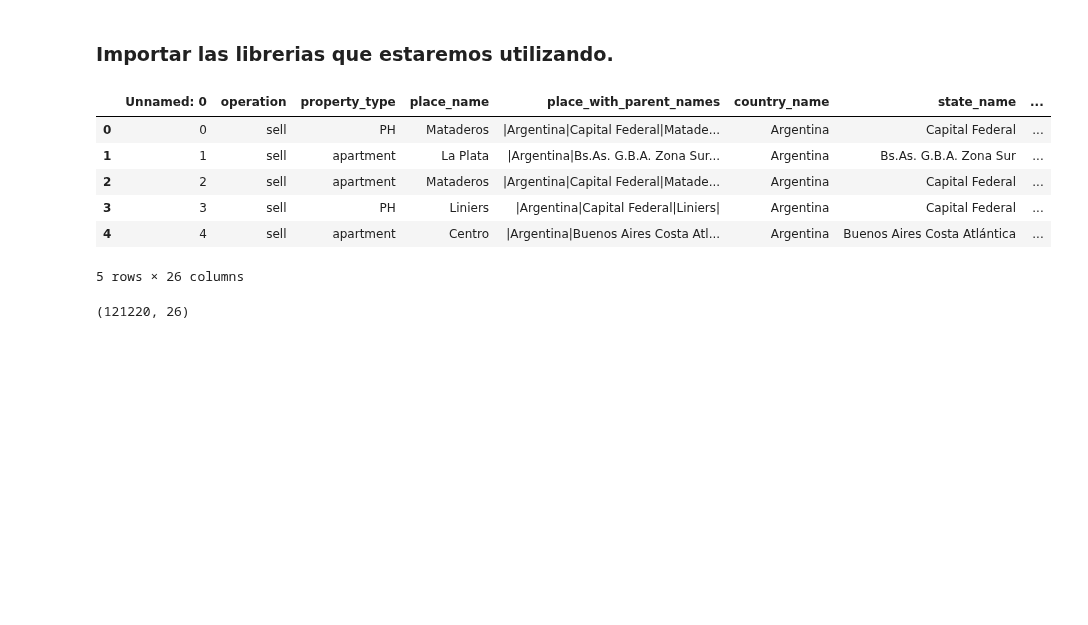
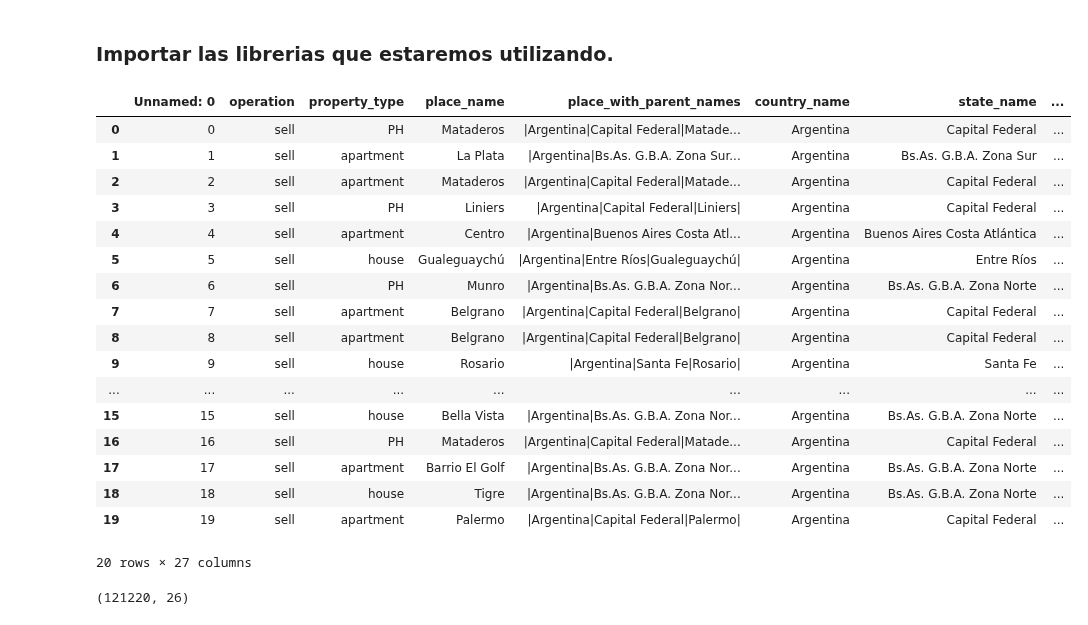
Before and after one commit to nachommm/desafio1, a Jupyter notebook: Desafio1.ipynb, the cells around one changed output. Saved outputs shown, nothing was run; the diff lists cells and outputs as text; code cells hidden in the pictures; blank space fills up the shorter version.

```diff
--- a/Desafio1.ipynb
+++ b/Desafio1.ipynb
@@ -49,15 +49,26 @@ data_propiedades = "../Data/properati.csv"
 data = pd.read_csv(data_propiedades, sep=",", encoding="UTF-8")
 # %%
 #Chequeamos que los datos se hayan importado correctamente
-data.head()
+data.head(20)
 # %% [output]
 |  | Unnamed: 0 | operation | property_type | place_name | place_with_parent_names | country_name | state_name | ... |
 | 0 | 0 | sell | PH | Mataderos | |Argentina|Capital Federal|Matade... | Argentina | Capital Federal | ... |
 | 1 | 1 | sell | apartment | La Plata | |Argentina|Bs.As. G.B.A. Zona Sur... | Argentina | Bs.As. G.B.A. Zona Sur | ... |
 | 2 | 2 | sell | apartment | Mataderos | |Argentina|Capital Federal|Matade... | Argentina | Capital Federal | ... |
 | 3 | 3 | sell | PH | Liniers | |Argentina|Capital Federal|Liniers| | Argentina | Capital Federal | ... |
 | 4 | 4 | sell | apartment | Centro | |Argentina|Buenos Aires Costa Atl... | Argentina | Buenos Aires Costa Atlántica | ... |
+| 5 | 5 | sell | house | Gualeguaychú | |Argentina|Entre Ríos|Gualeguaychú| | Argentina | Entre Ríos | ... |
+| 6 | 6 | sell | PH | Munro | |Argentina|Bs.As. G.B.A. Zona Nor... | Argentina | Bs.As. G.B.A. Zona Norte | ... |
+| 7 | 7 | sell | apartment | Belgrano | |Argentina|Capital Federal|Belgrano| | Argentina | Capital Federal | ... |
+| 8 | 8 | sell | apartment | Belgrano | |Argentina|Capital Federal|Belgrano| | Argentina | Capital Federal | ... |
+| 9 | 9 | sell | house | Rosario | |Argentina|Santa Fe|Rosario| | Argentina | Santa Fe | ... |
+| ... | ... | ... | ... | ... | ... | ... | ... | ... |
+| 15 | 15 | sell | house | Bella Vista | |Argentina|Bs.As. G.B.A. Zona Nor... | Argentina | Bs.As. G.B.A. Zona Norte | ... |
+| 16 | 16 | sell | PH | Mataderos | |Argentina|Capital Federal|Matade... | Argentina | Capital Federal | ... |
+| 17 | 17 | sell | apartment | Barrio El Golf | |Argentina|Bs.As. G.B.A. Zona Nor... | Argentina | Bs.As. G.B.A. Zona Norte | ... |
+| 18 | 18 | sell | house | Tigre | |Argentina|Bs.As. G.B.A. Zona Nor... | Argentina | Bs.As. G.B.A. Zona Norte | ... |
+| 19 | 19 | sell | apartment | Palermo | |Argentina|Capital Federal|Palermo| | Argentina | Capital Federal | ... |
-5 rows × 26 columns
+20 rows × 27 columns
 # %%
 #Chequeamos cantidad de registros y cantidad de variables
 data.shape
```
Also changed, not shown: parts of 19 cells of this notebook.
